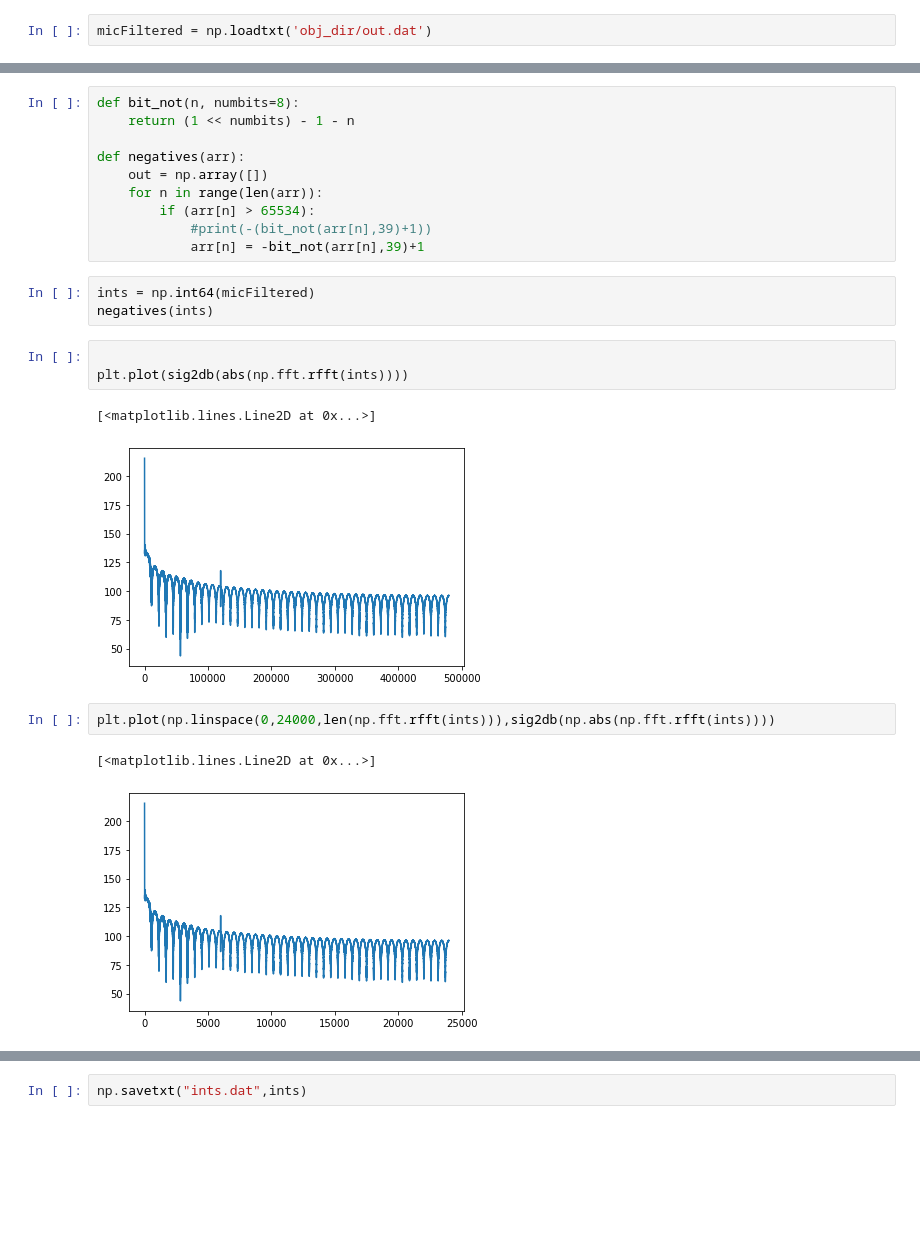
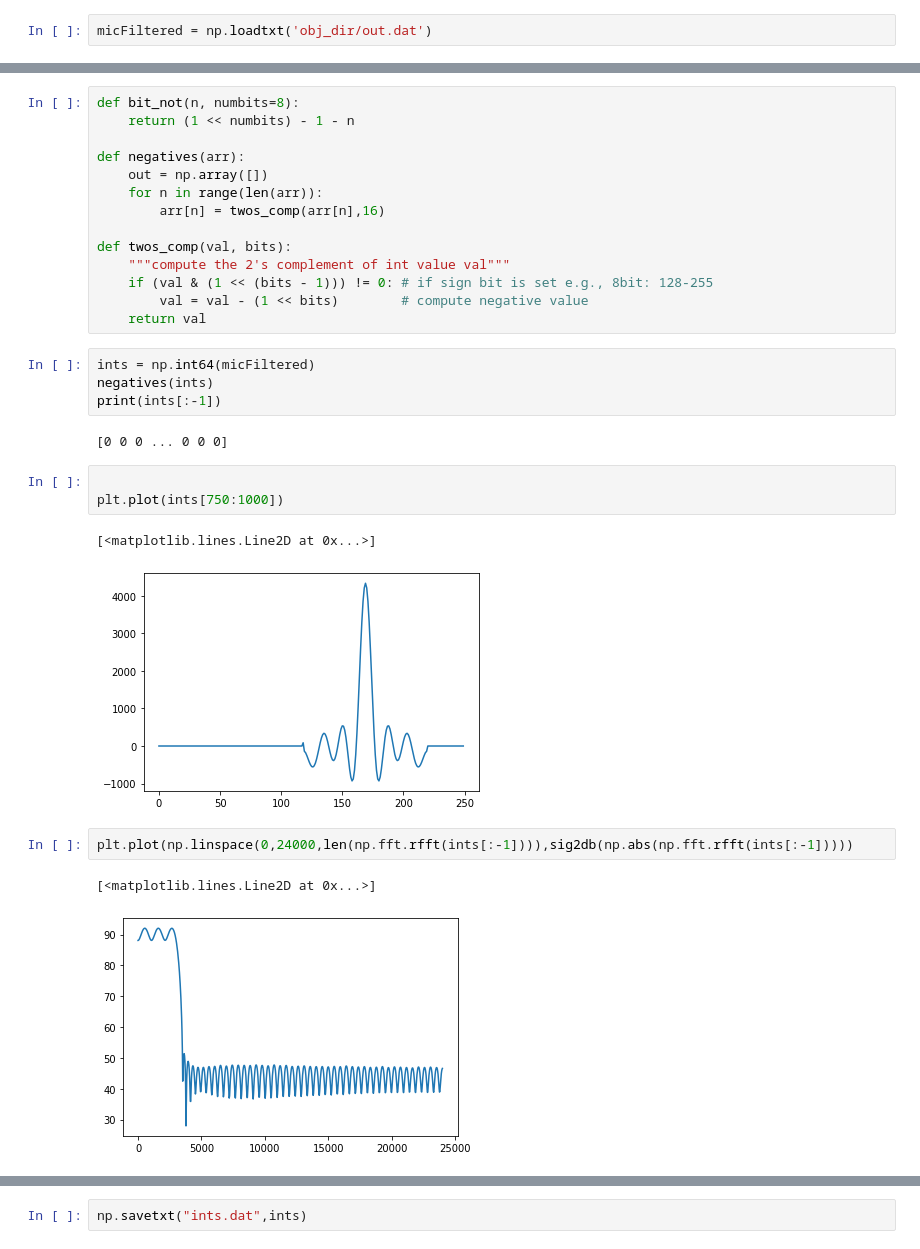
Before and after one commit to oahu99/filter_testing, a Jupyter notebook: FIlter_testing.ipynb, the cells around one changed output, grey strips where cells are left out. Saved outputs shown, nothing was run; the diff lists cells and outputs as text; blank space fills up the shorter version.

```diff
--- a/FIlter_testing.ipynb
+++ b/FIlter_testing.ipynb
@@ -33,20 +33,27 @@ def bit_not(n, numbits=8):
 def negatives(arr):
     out = np.array([])
     for n in range(len(arr)):
-        if (arr[n] > 65534):
-            #print(-(bit_not(arr[n],39)+1))
-            arr[n] = -bit_not(arr[n],39)+1
+        arr[n] = twos_comp(arr[n],16)
+
+def twos_comp(val, bits):
+    """compute the 2's complement of int value val"""
+    if (val & (1 << (bits - 1))) != 0: # if sign bit is set e.g., 8bit: 128-255
+        val = val - (1 << bits)        # compute negative value
+    return val
 # %%
 ints = np.int64(micFiltered)
 negatives(ints)
+print(ints[:-1])
+# %% [output]
+[0 0 0 ... 0 0 0]
 # %%
 
-plt.plot(sig2db(abs(np.fft.rfft(ints))))
+plt.plot(ints[750:1000])
 # %% [output]
 [<matplotlib.lines.Line2D at 0x...>]
-[figure, old version]
+[figure, new version]
 # %%
-plt.plot(np.linspace(0,24000,len(np.fft.rfft(ints))),sig2db(np.abs(np.fft.rfft(ints))))
+plt.plot(np.linspace(0,24000,len(np.fft.rfft(ints[:-1]))),sig2db(np.abs(np.fft.rfft(ints[:-1]))))
 # %% [output]
 [<matplotlib.lines.Line2D at 0x...>]
-[figure, old version]
+[figure, new version]
```
Also changed, not shown: parts of 8 cells of this notebook, 27 other files.
